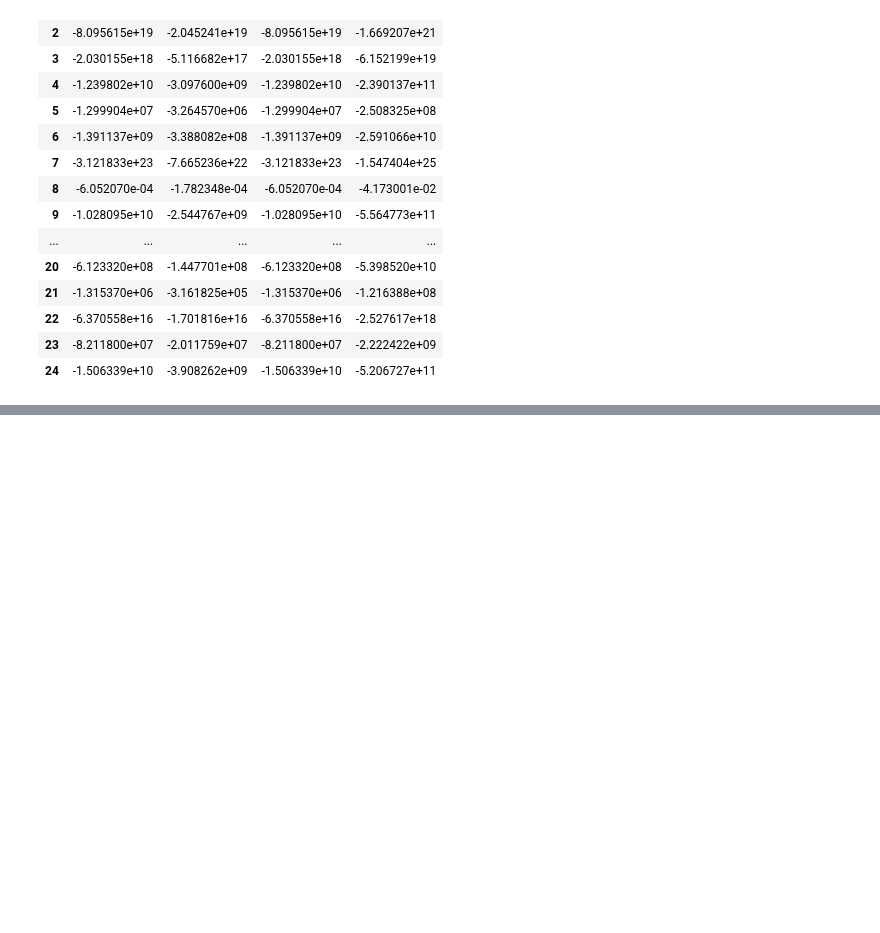
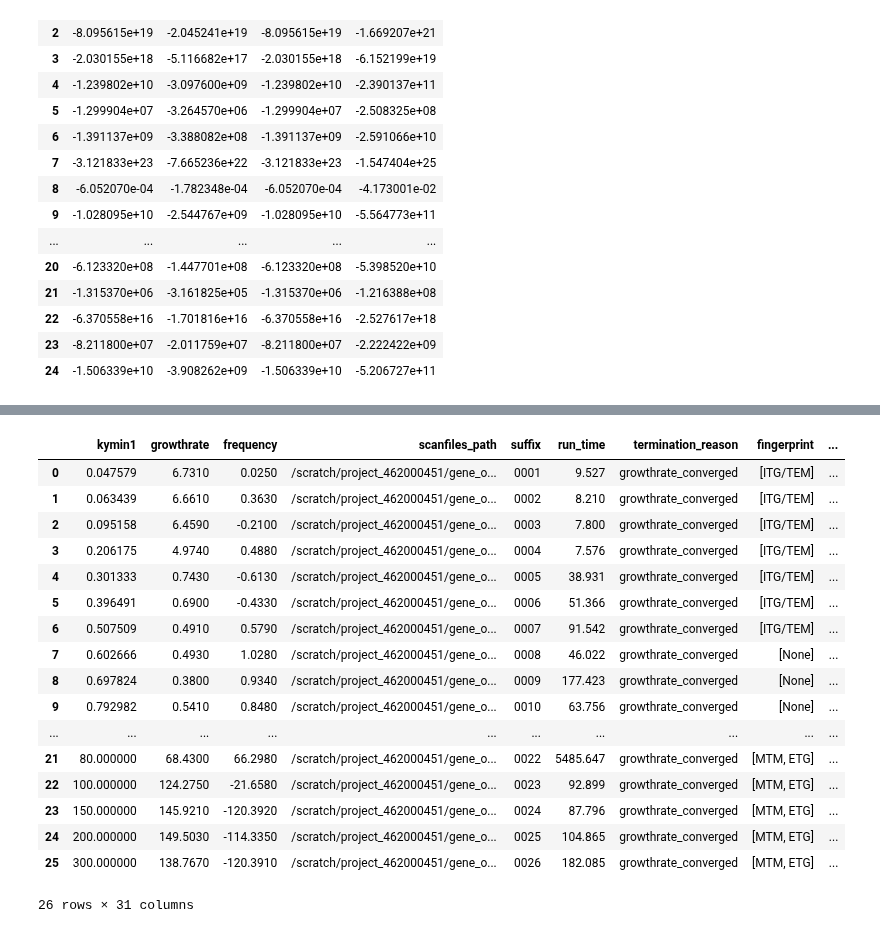
Before and after one commit to DanHarJor/DEEPlasma, a Jupyter notebook: get_data_tutorial.ipynb, the cells around one changed output, grey strips where cells are left out. Cells and saved outputs as stored; diff of their text form; code cells hidden in the pictures; blank space fills up the shorter version.

```diff
--- a/get_data_tutorial.ipynb
+++ b/get_data_tutorial.ipynb
@@ -314,0 +341,21 @@ diff_df
+# %%
+dataset_anna.df
+# %% [output]
+|  | kymin1 | growthrate | frequency | scanfiles_path | suffix | run_time | termination_reason | fingerprint | ... |
+| 0 | 0.047579 | 6.7310 | 0.0250 | /scratch/project_462000451/gene_o... | 0001 | 9.527 | growthrate_converged | [ITG/TEM] | ... |
+| 1 | 0.063439 | 6.6610 | 0.3630 | /scratch/project_462000451/gene_o... | 0002 | 8.210 | growthrate_converged | [ITG/TEM] | ... |
+| 2 | 0.095158 | 6.4590 | -0.2100 | /scratch/project_462000451/gene_o... | 0003 | 7.800 | growthrate_converged | [ITG/TEM] | ... |
+| 3 | 0.206175 | 4.9740 | 0.4880 | /scratch/project_462000451/gene_o... | 0004 | 7.576 | growthrate_converged | [ITG/TEM] | ... |
+| 4 | 0.301333 | 0.7430 | -0.6130 | /scratch/project_462000451/gene_o... | 0005 | 38.931 | growthrate_converged | [ITG/TEM] | ... |
+| 5 | 0.396491 | 0.6900 | -0.4330 | /scratch/project_462000451/gene_o... | 0006 | 51.366 | growthrate_converged | [ITG/TEM] | ... |
+| 6 | 0.507509 | 0.4910 | 0.5790 | /scratch/project_462000451/gene_o... | 0007 | 91.542 | growthrate_converged | [ITG/TEM] | ... |
+| 7 | 0.602666 | 0.4930 | 1.0280 | /scratch/project_462000451/gene_o... | 0008 | 46.022 | growthrate_converged | [None] | ... |
+| 8 | 0.697824 | 0.3800 | 0.9340 | /scratch/project_462000451/gene_o... | 0009 | 177.423 | growthrate_converged | [None] | ... |
+| 9 | 0.792982 | 0.5410 | 0.8480 | /scratch/project_462000451/gene_o... | 0010 | 63.756 | growthrate_converged | [None] | ... |
+| ... | ... | ... | ... | ... | ... | ... | ... | ... | ... |
+| 21 | 80.000000 | 68.4300 | 66.2980 | /scratch/project_462000451/gene_o... | 0022 | 5485.647 | growthrate_converged | [MTM, ETG] | ... |
+| 22 | 100.000000 | 124.2750 | -21.6580 | /scratch/project_462000451/gene_o... | 0023 | 92.899 | growthrate_converged | [MTM, ETG] | ... |
+| 23 | 150.000000 | 145.9210 | -120.3920 | /scratch/project_462000451/gene_o... | 0024 | 87.796 | growthrate_converged | [MTM, ETG] | ... |
+| 24 | 200.000000 | 149.5030 | -114.3350 | /scratch/project_462000451/gene_o... | 0025 | 104.865 | growthrate_converged | [MTM, ETG] | ... |
+| 25 | 300.000000 | 138.7670 | -120.3910 | /scratch/project_462000451/gene_o... | 0026 | 182.085 | growthrate_converged | [MTM, ETG] | ... |
+26 rows × 31 columns
```
Also changed, not shown: parts of 3 cells of this notebook, 15 other files.
